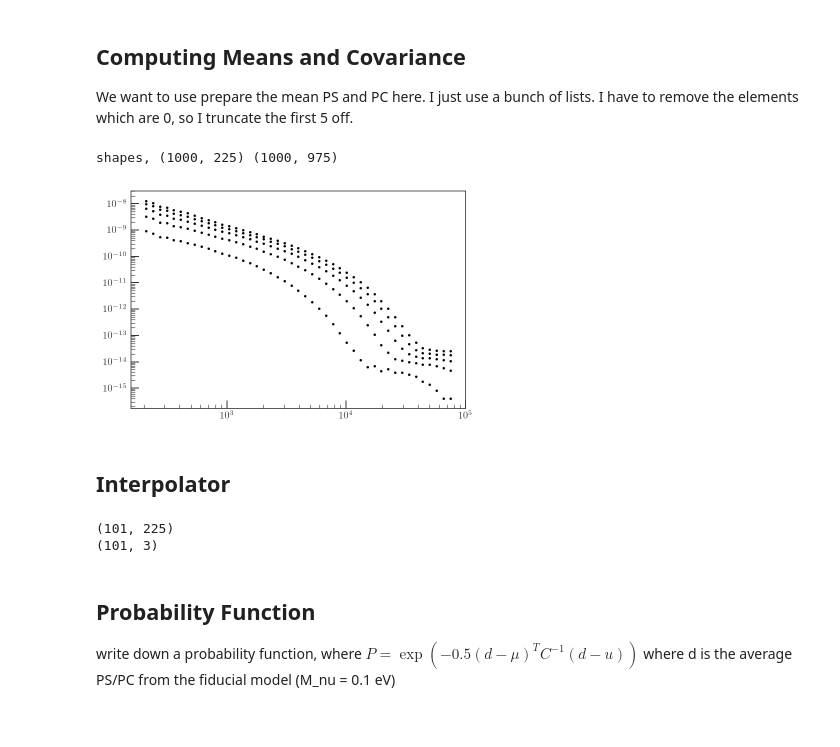
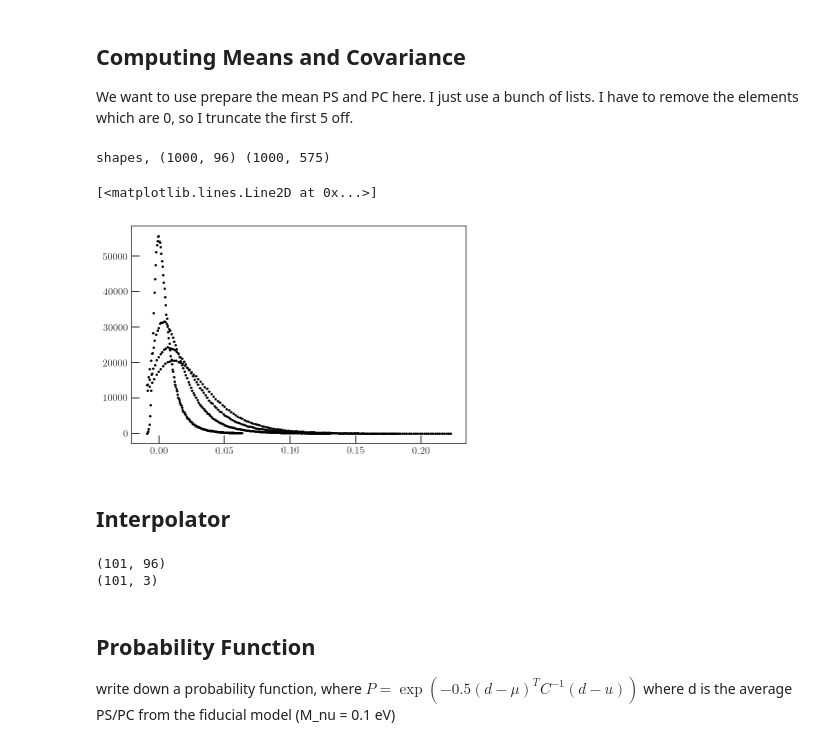
Before and after one commit to xzackli/neutrino_mpk, a Jupyter notebook: different_redshift_bins.ipynb, the cells around one changed output. Cells and saved outputs as stored; diff of their text form; code cells hidden in the pictures.

```diff
--- a/different_redshift_bins.ipynb
+++ b/different_redshift_bins.ipynb
@@ -94,28 +94,44 @@ We want to use prepare the mean PS and PC here. I just use a bunch of lists. I h
 PS_means = []
 PC_means = []
 cutoff_initial_PS = 5
-redshifts = [ '05', '10', '15', '20', '25' ]
+l_min = 200
+l_max = 5000
+
+kappa_min = -9.61769831e-03
+
+redshifts = [ '05', '10', '15', '20' ]
 
 for row in t:
     PS_filenames = [ row['PS'].replace('05.npy', r+'.npy') \
                     for r in redshifts ]
     PC_filenames = [ row['PC'].replace('05.npy', r+'.npy') \
                     for r in redshifts ]
-    PS_arr = [ np.load( PS_directory + r'/' + filename )[:,cutoff_initial_PS:]
+    PS_arr = [ np.load( PS_directory + r'/' + filename )[:,:]
               for filename in PS_filenames ]
-    PC_arr = [ np.load( PC_directory + r'/' + filename )[:,cutoff_initial_PS:]
+    PC_arr = [ np.load( PC_directory + r'/' + filename )[:,:]
               for filename in PC_filenames ]
 
     # now stack them together sideways
     PS_arr = np.hstack(PS_arr)
     PC_arr = np.hstack(PC_arr)
 
+    # filter out ell ranges
+    ell = PS_arr[0,:]
+    ell_filter = np.logical_and( ell > l_min, ell < l_max )
+
+    PS_arr = ((PS_arr.T)[ell_filter]).T
+#     PC_arr = ((PC_arr.T)[ell_filter]).T
+
     # first row of PS_arr is ell
     ell = PS_arr[0,:]
     PS_realizations = PS_arr[1:,:]
+
     # first and second row of PC are kappa, SNR
-    kappa = PS_arr[0,:]
-    SNR = PS_arr[1,:]
+    kappa = PC_arr[0,:]
+    PC_arr = ((PC_arr.T)[kappa > kappa_min]).T
+
+    kappa = PC_arr[0,:]
+    SNR = PC_arr[1,:]
     PC_realizations = PC_arr[2:,:]
 
     if row['Model'] == '1a(fiducial)':
@@ -126,30 +142,35 @@ for row in t:
     PS_means.append( np.mean(PS_realizations, axis=0) )
     PC_means.append( np.mean(PC_realizations, axis=0) )
 # %% [output]
-shapes, (1000, 225) (1000, 975)
+shapes, (1000, 96) (1000, 575)
 # %%
-for row in [t[0]]:
-    PS_filenames = [ row['PS'].replace('05.npy', r+'.npy') \
-                    for r in redshifts ]
-    PC_filenames = [ row['PC'].replace('05.npy', r+'.npy') \
-                    for r in redshifts ]
-    PS_arr = [ np.load( PS_directory + r'/' + filename )[:,cutoff_initial_PS:]
-              for filename in PS_filenames ]
-    PC_arr = [ np.load( PC_directory + r'/' + filename )[:,cutoff_initial_PS:]
-              for filename in PC_filenames ]
+# for row in [t[0]]:
+#     PS_filenames = [ row['PS'].replace('05.npy', r+'.npy') \
+#                     for r in redshifts ]
+#     PC_filenames = [ row['PC'].replace('05.npy', r+'.npy') \
+#                     for r in redshifts ]
+#     PS_arr = [ np.load( PS_directory + r'/' + filename )[:,:]
+#               for filename in PS_filenames ]
+#     PC_arr = [ np.load( PC_directory + r'/' + filename )[:,:]
+#               for filename in PC_filenames ]
 
-    # now stack them together sideways
-    PS_arr = np.hstack(PS_arr)
-    PC_arr = np.hstack(PC_arr)
-    ell = PS_arr[0,:]
-    PS_realizations = PS_arr[1:,:]
+#     # now stack them together sideways
+#     PS_arr = np.hstack(PS_arr)
+#     PC_arr = np.hstack(PC_arr)
+#     ell = PS_arr[0,:]
+#     PS_realizations = PS_arr[1:,:]
+#     print(ell.shape, PS_means[0].shape)
+#     plt.plot( ell[ell_filter], PS_means[0], 'ko' )
+#     plt.plot( ell[ell_filter], PS_realizations[2,:][ell_filter], 'r.', lw=0.1 )
+#     plt.plot( ell[ell_filter], PS_realizations[3,:][ell_filter], 'b.', lw=0.1 )
 
-    plt.plot( ell, PS_means[0], 'k.' )
-
-plt.xscale('log')
-plt.yscale('log')
+# plt.xscale('log')
+# plt.yscale('log')
-# %% [output]
-[figure, removed]
+# %%
+plt.plot( kappa, PC_means[0], 'k.')
+# %% [output]
+[<matplotlib.lines.Line2D at 0x...>]
+[figure, added]
 # %% [markdown]
 ## Interpolator
 # %%
@@ -159,7 +180,7 @@ params = np.array( [t['M_nu(eV)'], t['Omega_m'], t['10^9*A_s']] ).T
 print(obsarr.shape)
 print(params.shape)
 # %% [output]
-(101, 225)
+(101, 96)
 (101, 3)
 # %%
 interp = buildInterpolator(obsarr, params)
```
Also changed, not shown: parts of 23 cells of this notebook.
